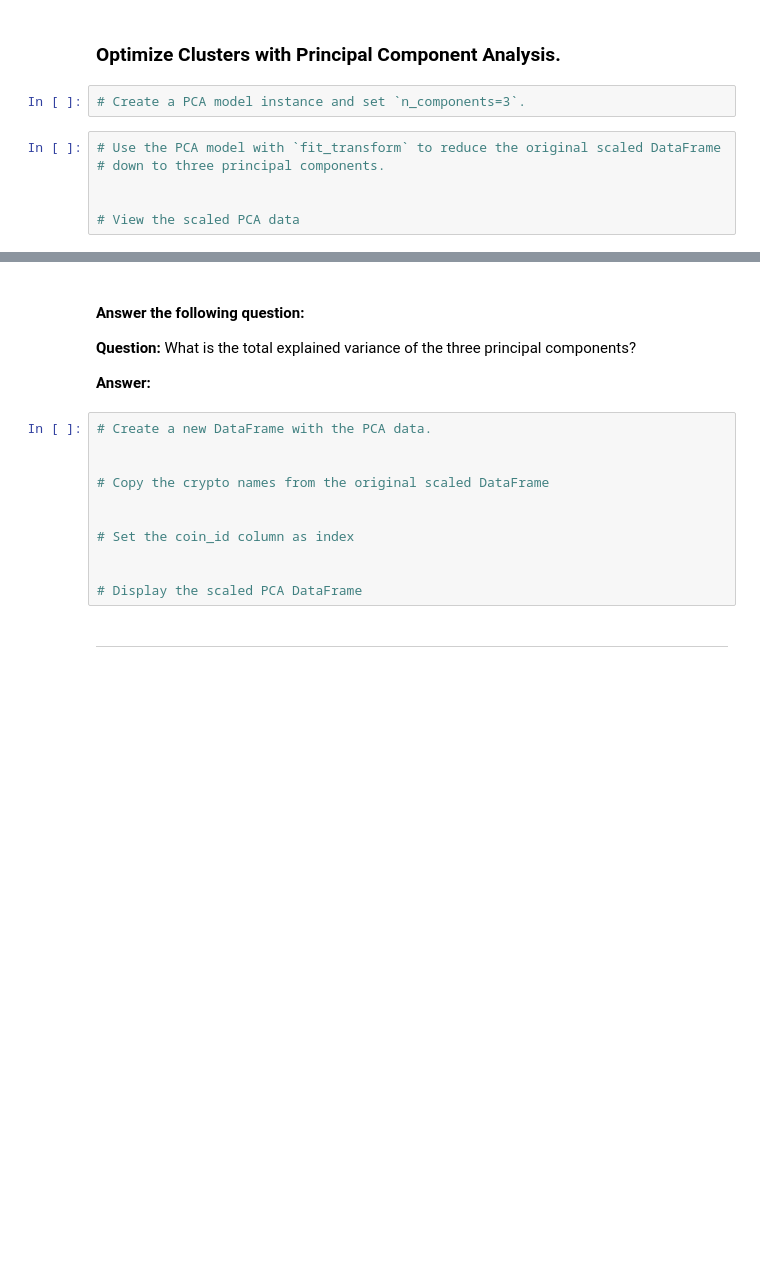
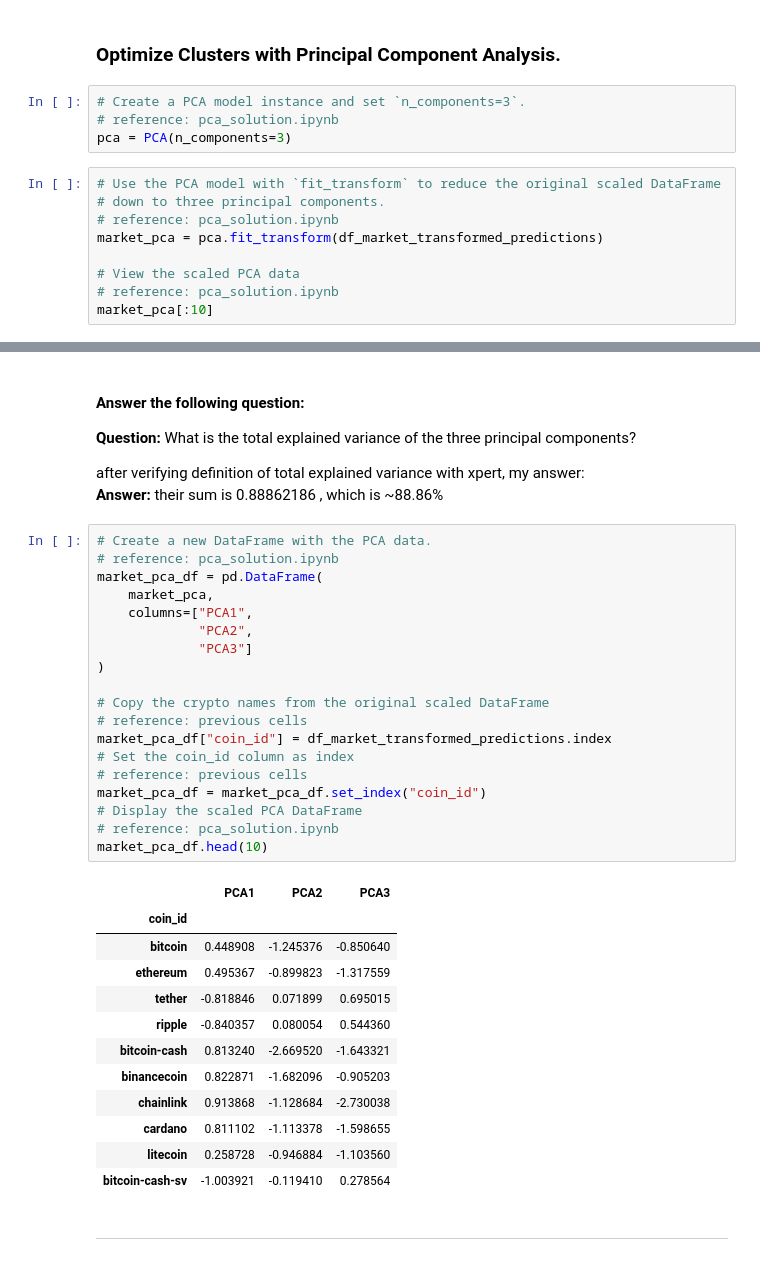
Before and after one commit to HanaDoubleU/CryptoClustering, a Jupyter notebook: Crypto_Clustering.ipynb, the cells around one changed output, grey strips where cells are left out. Saved outputs shown, nothing was run; the diff lists cells and outputs as text; blank space fills up the shorter version.

```diff
--- a/Crypto_Clustering.ipynb
+++ b/Crypto_Clustering.ipynb
@@ -207,9 +207,14 @@ df_market_transformed_predictions.hvplot.scatter(
 ### Optimize Clusters with Principal Component Analysis.
 # %%
 # Create a PCA model instance and set `n_components=3`.
+# reference: pca_solution.ipynb
+pca = PCA(n_components=3)
 # %%
 # Use the PCA model with `fit_transform` to reduce the original scaled DataFrame
 # down to three principal components.
-
+# reference: pca_solution.ipynb
+market_pca = pca.fit_transform(df_market_transformed_predictions)
 
 # View the scaled PCA data
+# reference: pca_solution.ipynb
+market_pca[:10]
@@ -221,18 +241,40 @@ df_market_transformed_predictions.hvplot.scatter(
 
 **Question:** What is the total explained variance of the three principal components?
 
-**Answer:**
+after verifying definition of total explained variance with xpert, my answer:<br>
+**Answer:** their sum is 0.88862186 , which is ~88.86%
 # %%
 # Create a new DataFrame with the PCA data.
-
+# reference: pca_solution.ipynb
+market_pca_df = pd.DataFrame(
+    market_pca,
+    columns=["PCA1",
+             "PCA2",
+             "PCA3"]
+)
 
 # Copy the crypto names from the original scaled DataFrame
-
-
+# reference: previous cells
+market_pca_df["coin_id"] = df_market_transformed_predictions.index
 # Set the coin_id column as index
-
-
+# reference: previous cells
+market_pca_df = market_pca_df.set_index("coin_id")
 # Display the scaled PCA DataFrame
+# reference: pca_solution.ipynb
+market_pca_df.head(10)
+# %% [output]
+|  | PCA1 | PCA2 | PCA3 |
+| coin_id |  |  |  |
+| bitcoin | 0.448908 | -1.245376 | -0.850640 |
+| ethereum | 0.495367 | -0.899823 | -1.317559 |
+| tether | -0.818846 | 0.071899 | 0.695015 |
+| ripple | -0.840357 | 0.080054 | 0.544360 |
+| bitcoin-cash | 0.813240 | -2.669520 | -1.643321 |
+| binancecoin | 0.822871 | -1.682096 | -0.905203 |
+| chainlink | 0.913868 | -1.128684 | -2.730038 |
+| cardano | 0.811102 | -1.113378 | -1.598655 |
+| litecoin | 0.258728 | -0.946884 | -1.103560 |
+| bitcoin-cash-sv | -1.003921 | -0.119410 | 0.278564 |
 # %% [markdown]
 ---
 # %% [markdown]
```
Also changed, not shown: parts of 2 cells of this notebook.
